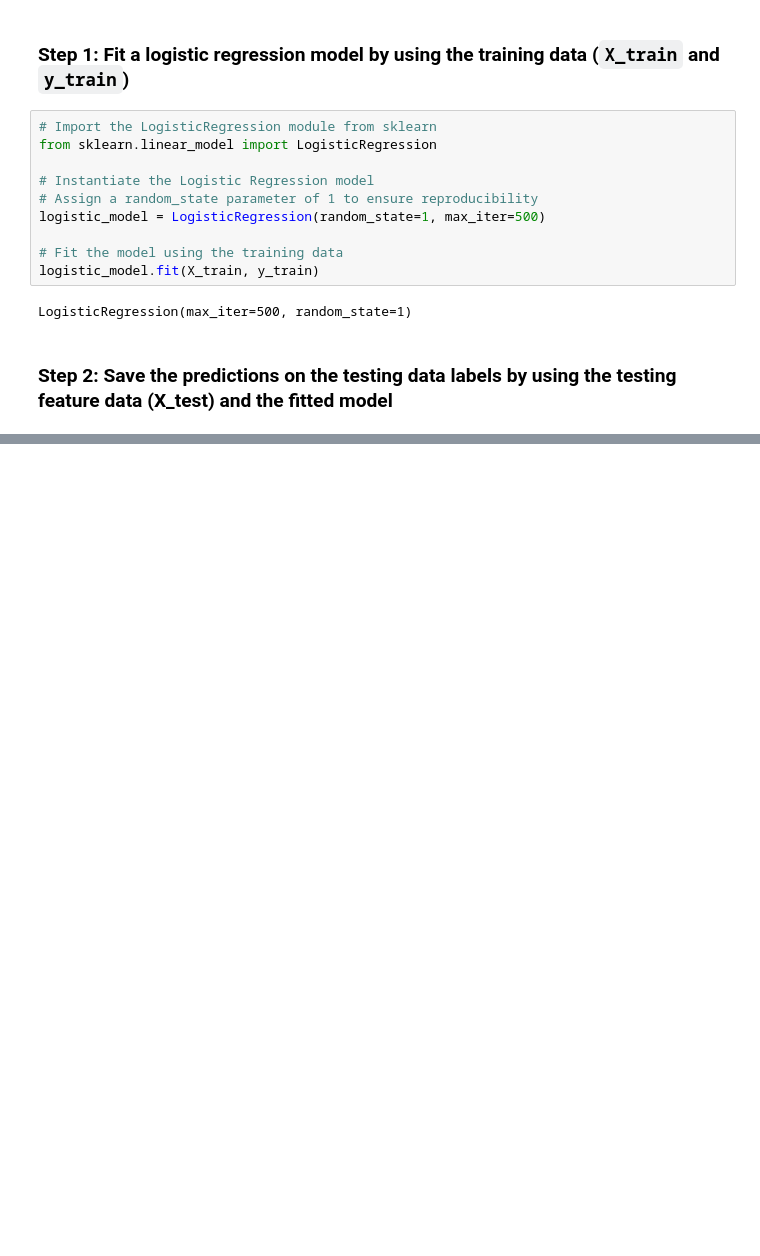
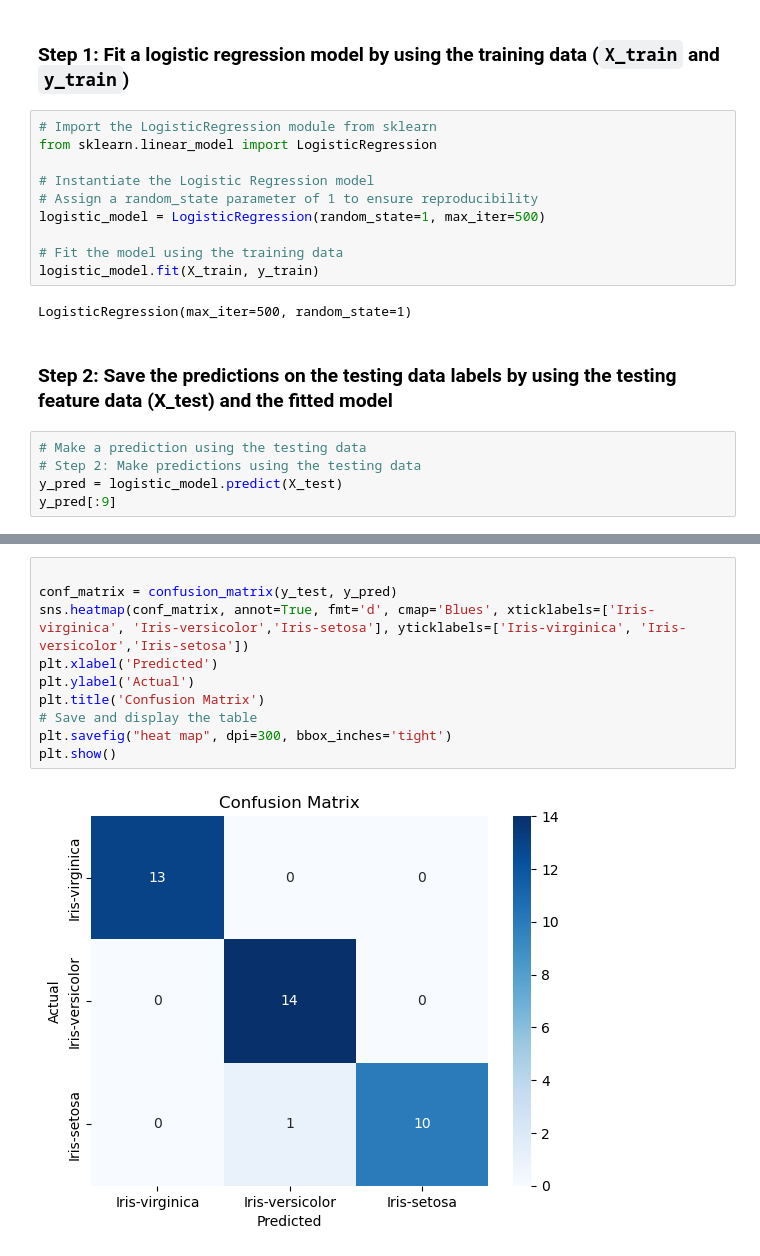
Before and after one commit to Riffatad/Module3, a Jupyter notebook: Module3.ipynb, the cells around one changed output, grey strips where cells are left out. Saved outputs shown, nothing was run; the diff lists cells and outputs as text; blank space fills up the shorter version.

```diff
--- a/Module3.ipynb
+++ b/Module3.ipynb
@@ -95,3 +96,8 @@ logistic_model.fit(X_train, y_train)
 LogisticRegression(max_iter=500, random_state=1)
 # %% [markdown]
 ### Step 2: Save the predictions on the testing data labels by using the testing feature data (X_test) and the fitted model
+# %%
+# Make a prediction using the testing data
+# Step 2: Make predictions using the testing data
+y_pred = logistic_model.predict(X_test)
+y_pred[:9]
@@ -97,0 +164,12 @@ LogisticRegression(max_iter=500, random_state=1)
+# %%
+
+conf_matrix = confusion_matrix(y_test, y_pred)
+sns.heatmap(conf_matrix, annot=True, fmt='d', cmap='Blues', xticklabels=['Iris-virginica', 'Iris-versicolor','Iris-setosa'], yticklabels=['Iris-virginica', 'Iris-versicolor','Iris-setosa'])
+plt.xlabel('Predicted')
+plt.ylabel('Actual')
+plt.title('Confusion Matrix')
+# Save and display the table
+plt.savefig("heat map", dpi=300, bbox_inches='tight')
+plt.show()
+# %% [output]
+[figure, added]
```
Also changed, not shown: parts of 5 cells of this notebook.
